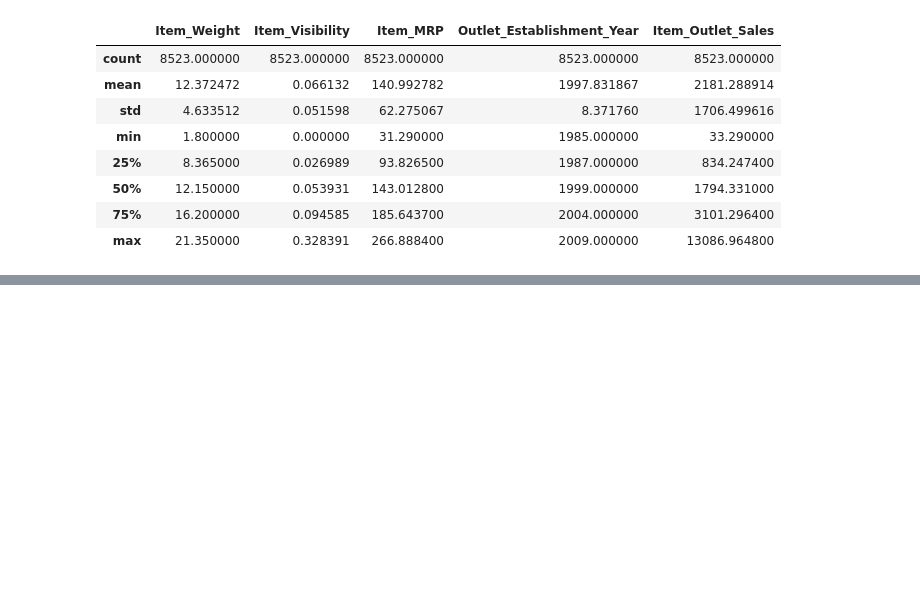
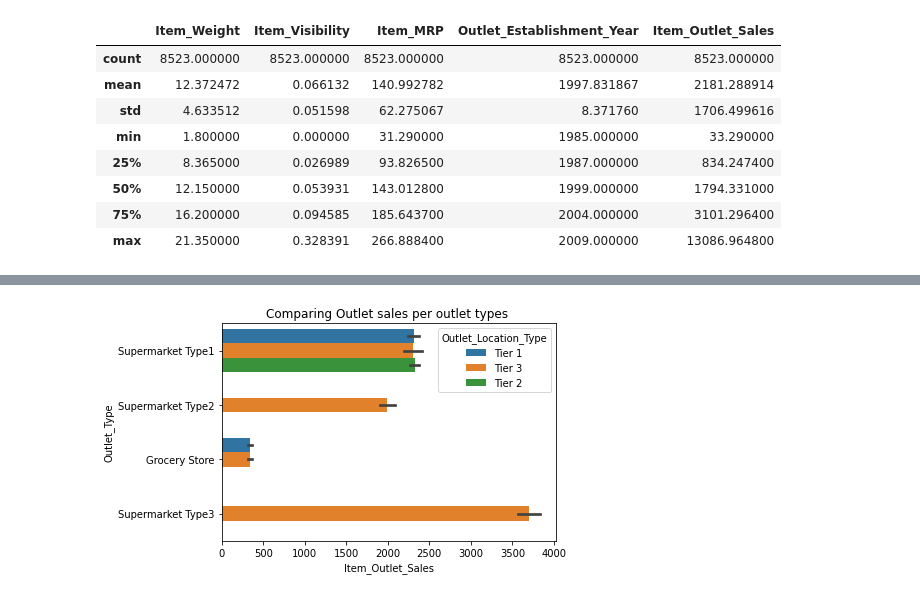
Before and after one commit to KDcodePy/Coding-dojo-project1-part1, a Jupyter notebook: Sales_prediction.ipynb, the cells around one changed output, grey strips where cells are left out. Cells and saved outputs as stored; diff of their text form; code cells hidden in the pictures; blank space fills up the shorter version.

```diff
--- a/Sales_prediction.ipynb
+++ b/Sales_prediction.ipynb
@@ -215,0 +246,5 @@ df.describe()
+# %%
+ax = sns.barplot(data=df, x="Item_Outlet_Sales", y="Outlet_Type",hue="Outlet_Location_Type")
+ax.set_title("Comparing Outlet sales per outlet types ");
+# %% [output]
+[figure, added]
```
Also changed, not shown: parts of 15 cells of this notebook.
